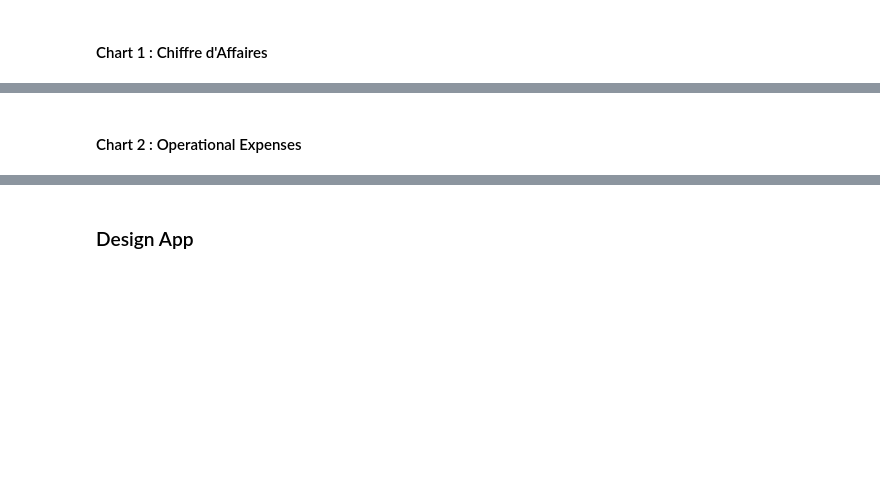
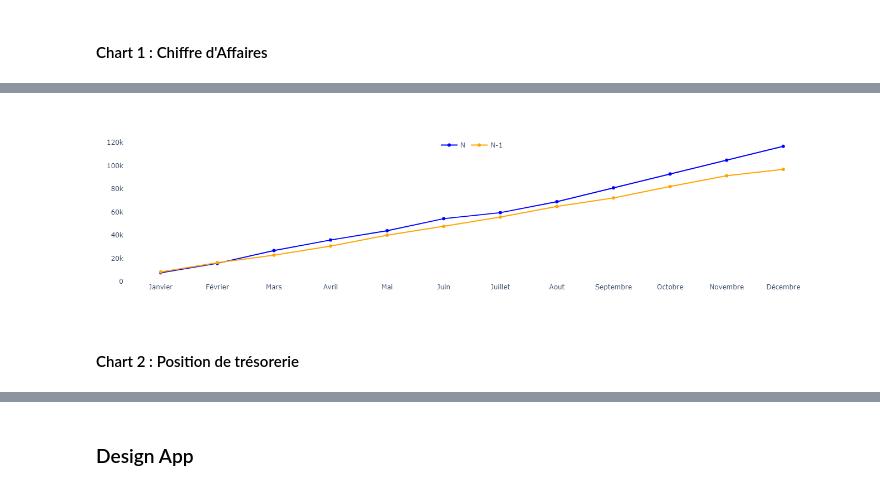
Before and after one commit to jupyter-naas/FEC-engine, a Jupyter notebook: models/FEC_Dashboard.ipynb, the cells around one changed output, grey strips where cells are left out. Cells and saved outputs as stored; diff of their text form; code cells hidden in the pictures; blank space fills up the shorter version.

Commit message:
feat: update graphs and subtitle

```diff
--- a/models/FEC_Dashboard.ipynb
+++ b/models/FEC_Dashboard.ipynb
@@ -215,9 +402,16 @@ def create_linechart(
 
     # Add figure title
     fig.update_layout(
-        title=f"Ventes : {last_n} € ({var} € vs N-1)",
+#         title=f"Ventes : {last_n} € ({var} € vs N-1)",
         title_font=dict(family="Arial", size=18, color="black"),
-        legend=None,
+        legend=
+        dict(
+            x=0.5, #Modifier la valeur x pour ajuster l'alignement horizontal de la légende (0.0 à gauche, 1.0 à droite)
+            y=1.0, ## Modifier la valeur y pour ajuster l'alignement vertical de la légende (0.0 en bas, 1.0 en haut)
+            orientation="h",
+            xanchor='center',  # Alignement horizontal de la légende ('left', 'center', 'right')
+            yanchor='top'  # Alignement vertical de la légende ('top', 'middle', 'bottom')
+        ),
         plot_bgcolor="#ffffff",
 #         width=1200,
 #         height=800,
@@ -225,6 +419,12 @@ def create_linechart(
         xaxis_title=xaxis_title,
         xaxis_title_font=dict(family="Arial", size=12, color="black"),
         xaxis={"type": "category"},
+        margin=dict(
+            l=50,  # Marge gauche
+            r=50,  # Marge droite
+            t=50,  # Marge supérieure
+            b=50,  # Marge inférieure
+    ),
     )
 
     # Set y-axes titles
@@ -240,3 +440,4 @@ fig_linechart = create_linechart(
     df_n,
     df_n_1,
 )
+# %% [output]
@@ -242,0 +445 @@ fig_linechart = create_linechart(
+[figure, added]
@@ -310,3 +446,3 @@ fig_linechart = create_linechart(
 # %% [markdown]
-#### Chart 2 : Operational Expenses
+#### Chart 2 : Position de trésorerie
 # %%
```
Also changed, not shown: parts of 28 cells of this notebook.
